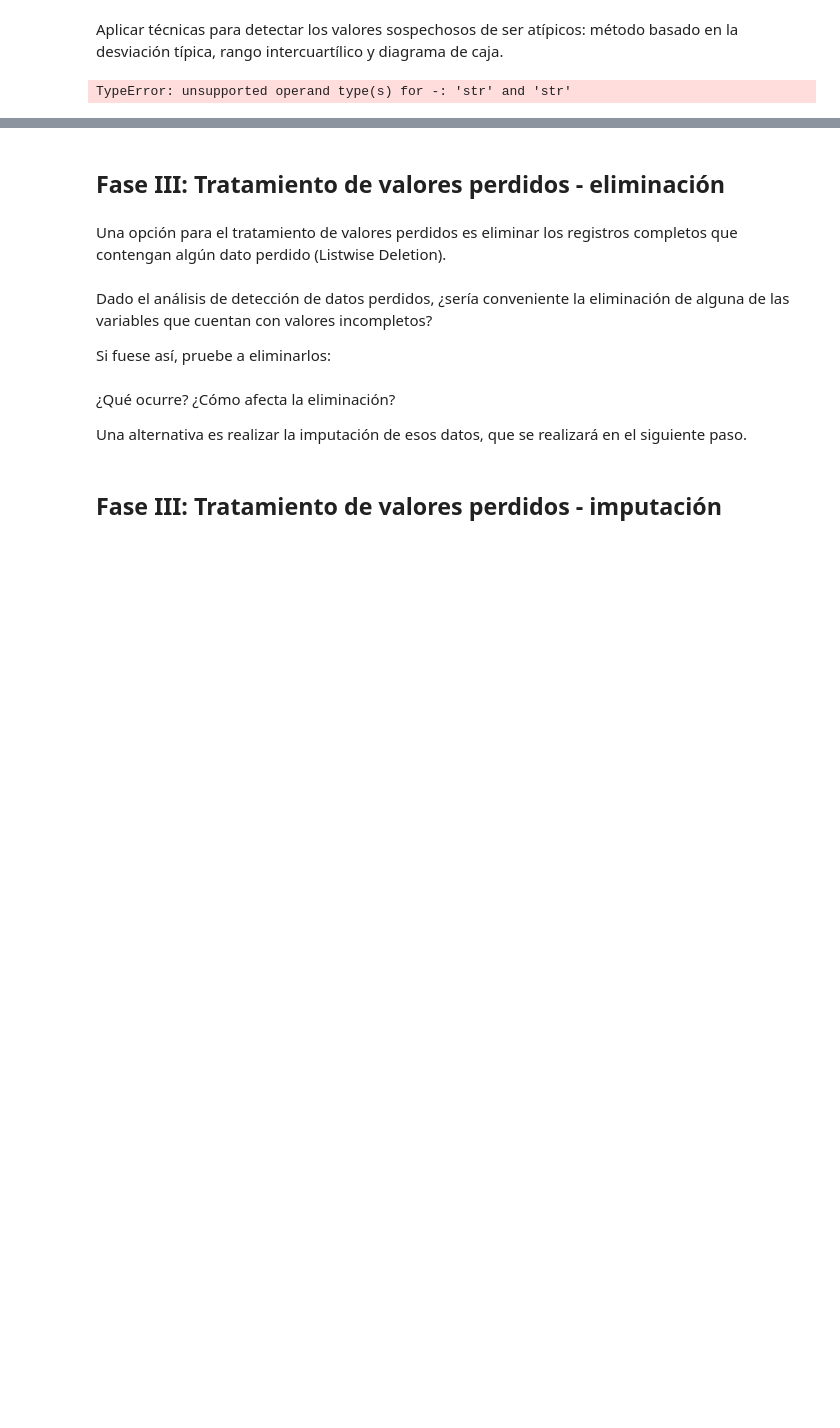
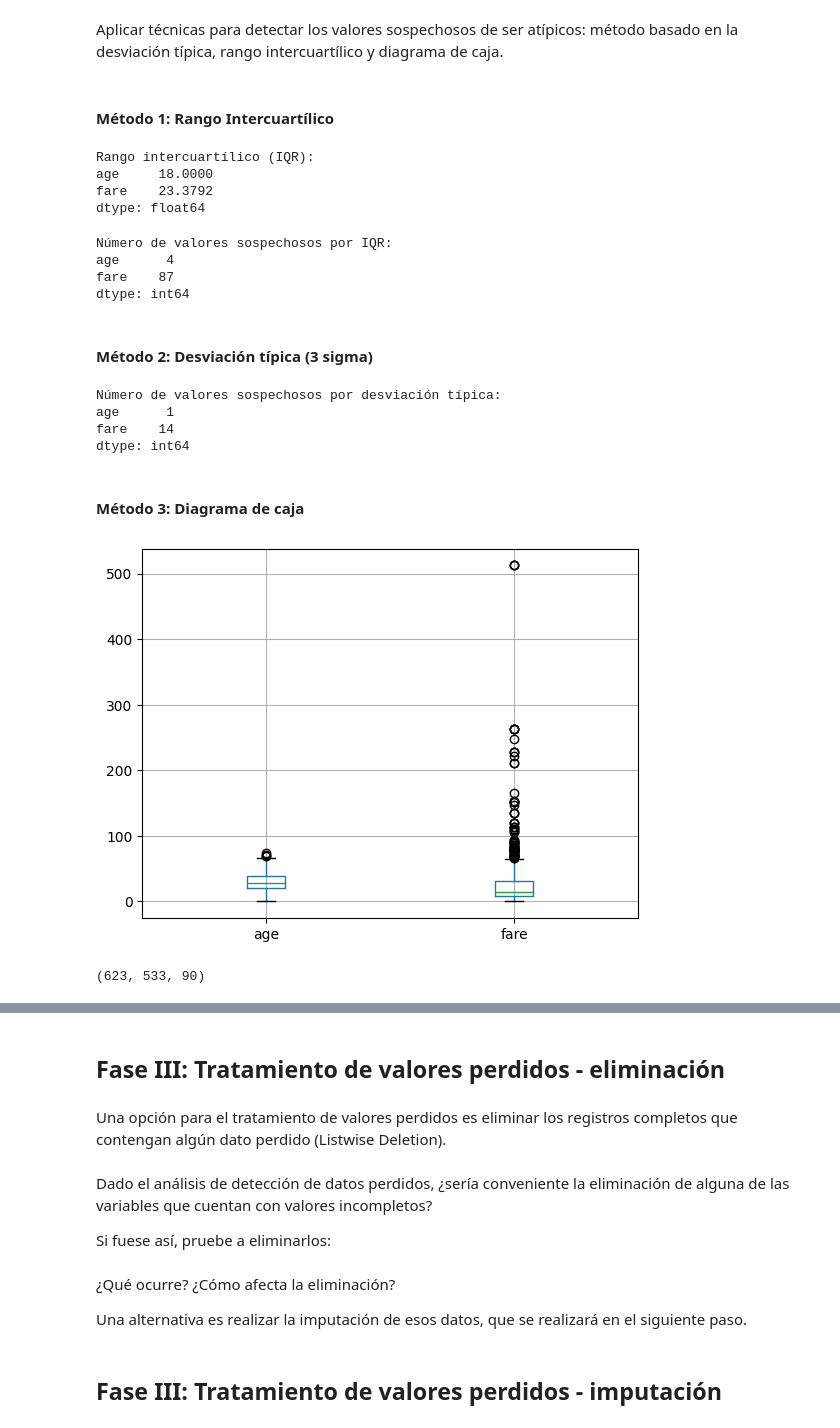
Before and after one commit to duvan1026/Titanic_Big_Data, a Jupyter notebook: ABD_CastroBautistaDuvanDario.ipynb, the cells around one changed output, grey strips where cells are left out. Saved outputs shown, nothing was run; the diff lists cells and outputs as text; code cells hidden in the pictures; blank space fills up the shorter version.

Commit message:
Phase II: outlier treatment using IQR and boxplots

```diff
--- a/ABD_CastroBautistaDuvanDario.ipynb
+++ b/ABD_CastroBautistaDuvanDario.ipynb
@@ -902,0 +899,3 @@ Name: survived, Length: 268, dtype: int64
+# %%
+X_train = X_train.drop(columns=['cabin'])
+X_train
@@ -904,0 +948,5 @@ Name: survived, Length: 268, dtype: int64
+# %%
+# Selección de variables numéricas continuas
+cols_iqr = ['age', 'fare']
+X_train_num = X_train[cols_iqr]
+X_train_num
@@ -905,10 +991,31 @@ Name: survived, Length: 268, dtype: int64
 # %% [markdown]
 Aplicar técnicas para detectar los valores sospechosos de ser atípicos: método basado en la desviación típica, rango intercuartílico y diagrama de caja.
+# %% [markdown]
+#### Método 1: Rango Intercuartílico
 # %%
-# Cálculo rango intercuartílico
-Q1 = X_train.quantile(0.25)
-Q3 = X_train.quantile(0.75)
+Q1 = X_train_num.quantile(0.25)
+Q3 = X_train_num.quantile(0.75)
 IQR = Q3 - Q1
+
+print("Rango intercuartílico (IQR):")
 print(IQR)
 # %% [output]
-TypeError: unsupported operand type(s) for -: 'str' and 'str'
+Rango intercuartílico (IQR):
+age     18.0000
+fare    23.3792
+dtype: float64
+# %%
+# Detección de valores sospechosos por IQR
+lower_iqr = Q1 - 1.5 * IQR
+upper_iqr = Q3 + 1.5 * IQR
+
+outliers_iqr = (X_train_num_temp < lower_iqr) | (X_train_num_temp > upper_iqr)
+print("\nNúmero de valores sospechosos por IQR:")
+print(outliers_iqr.sum())
+# %% [output]
+Número de valores sospechosos por IQR:
+age      4
+fare    87
+dtype: int64
+# %% [markdown]
+#### Método 2: Desviación típica (3 sigma)
@@ -915,4 +1029,37 @@ TypeError: unsupported operand type(s) for -: 'str' and 'str'
+# %%
+# Conteo de sospechosos
+outliers_std = (X_train_num_temp < lower_std) | (X_train_num_temp > upper_std)
+print("\nNúmero de valores sospechosos por desviación típica:")
+print(outliers_std.sum())
+# %% [output]
+Número de valores sospechosos por desviación típica:
+age      1
+fare    14
+dtype: int64
+# %% [markdown]
+#### Método 3: Diagrama de caja
+# %%
+# Detección visual: diagrama de caja
+import matplotlib.pyplot as plt
+
+X_train_num.boxplot(column=['age', 'fare'])
+plt.show()
+# %% [output]
+[figure, added]
 # %%
+# Tamaño original
+original_rows = X_train.shape[0]
+
 # Eliminación outliers
-X_train_out = X_train[~((X_train < (Q1 - 1.5 * IQR)) |(X_train > (Q3 + 1.5 * IQR))).any(axis=1)]
+X_train_out = X_train[~((X_train_num < (Q1 - 1.5 * IQR)) |(X_train_num > (Q3 + 1.5 * IQR))).any(axis=1)]
 X_train_out.shape
+
+# Tamaño tras la eliminación
+clean_rows = X_train_out.shape[0]
+
+# Número de filas eliminadas
+outliers_removed = original_rows - clean_rows
+
+original_rows, clean_rows, outliers_removed
+# %% [output]
+(623, 533, 90)
```
Also changed, not shown: parts of 10 cells of this notebook.
